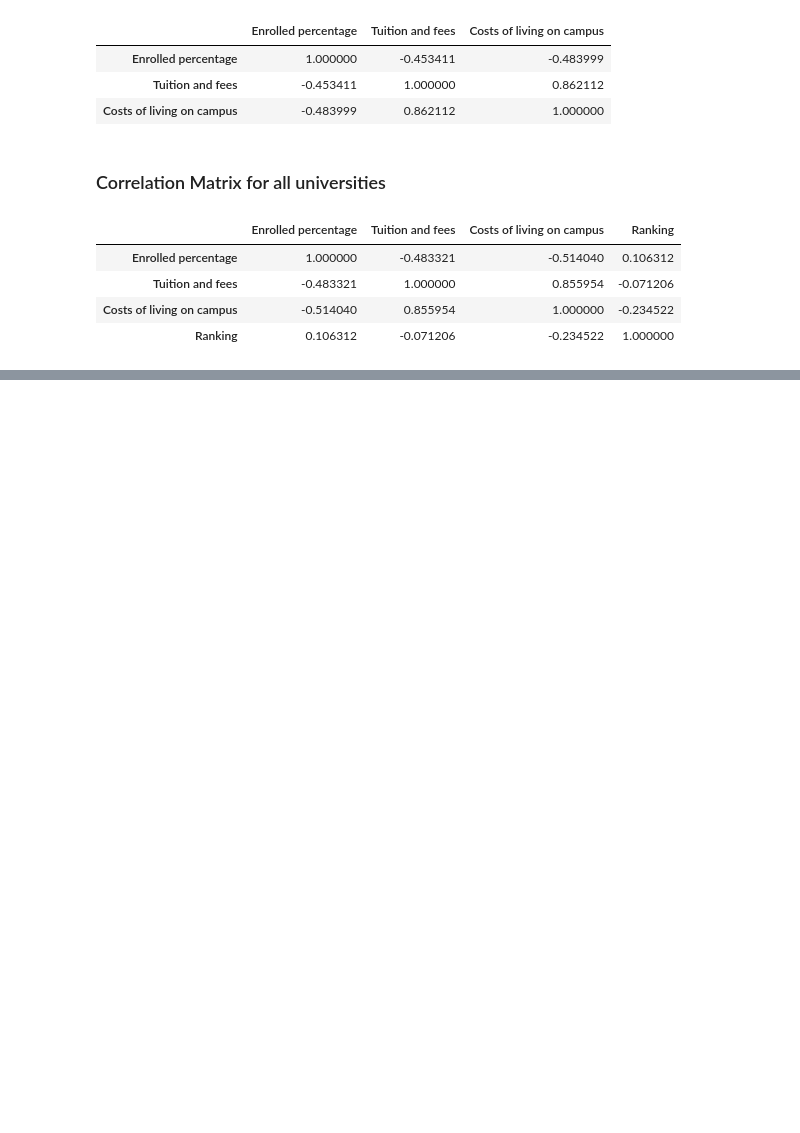
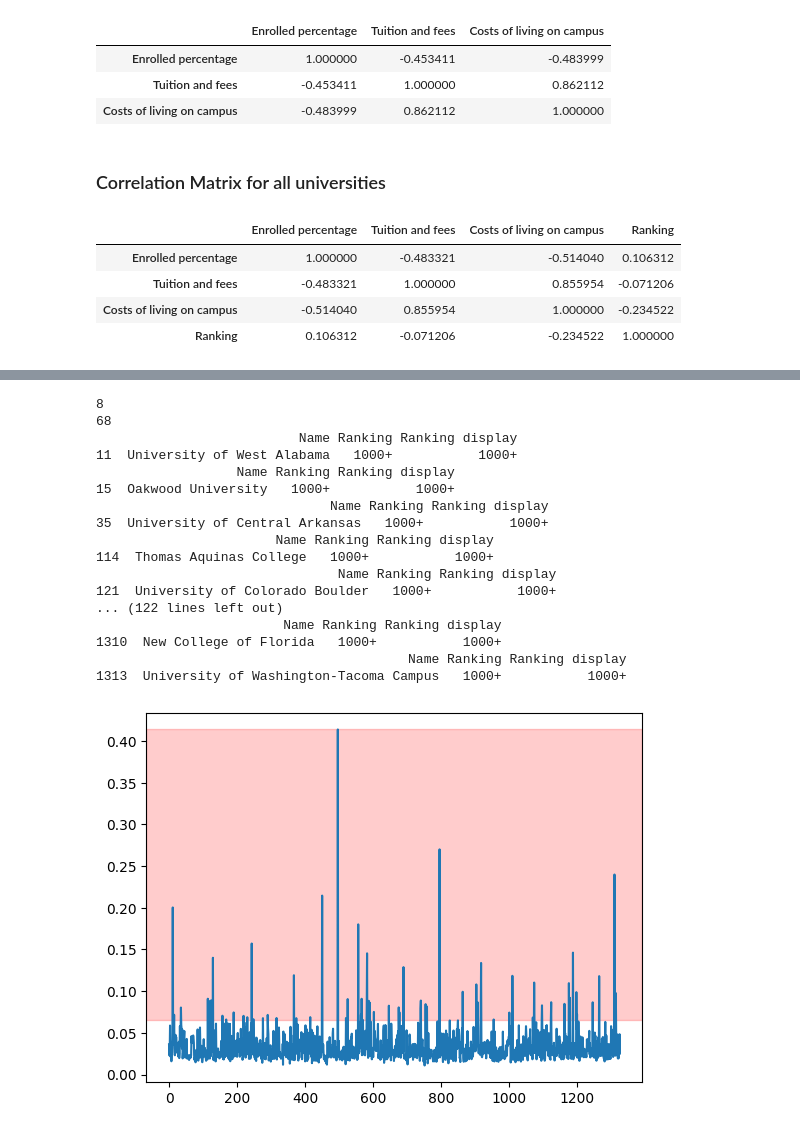
Before and after one commit to m-orlewski/american-universities-eda, a Jupyter notebook: Projekt.ipynb, the cells around one changed output, grey strips where cells are left out. Saved outputs shown, nothing was run; the diff lists cells and outputs as text; code cells hidden in the pictures; blank space fills up the shorter version.

Commit message:
knn anomaly detection

```diff
--- a/Projekt.ipynb
+++ b/Projekt.ipynb
@@ -85,0 +93,6 @@ corrMatrixAllUniWithRank.style.background_gradient(cmap='coolwarm')
+# %%
+anomalyDetectionDf = df.drop(columns=['Name', 'Ranking', 'Ranking display'])
+print(anomalyDetectionDf.shape)
+scaler = MinMaxScaler()
+normalizedData = scaler.fit_transform(anomalyDetectionDf)
+normalizedData
@@ -85,0 +108,43 @@ corrMatrixAllUniWithRank.style.background_gradient(cmap='coolwarm')
+# %%
+threshold = 0.065
+n_neighbors = math.ceil(math.log(anomalyDetectionDf.shape[0]))
+
+print(n_neighbors)
+
+neigh = NearestNeighbors(n_neighbors=n_neighbors)
+neigh.fit(normalizedData)
+
+distances, indices = neigh.kneighbors(normalizedData)
+anomalyDetectionDf['distance'] = distances.mean(axis=1)
+anomalyDetectionDf.head()
+
+ax = plt.subplot()
+ax.plot(anomalyDetectionDf['distance'])
+ax.axhspan(threshold, max(anomalyDetectionDf['distance']), alpha=0.2, color='red')
+
+outliersDf = anomalyDetectionDf[anomalyDetectionDf['distance'] > threshold]
+outliersIndices = outliersDf.index.tolist()
+print(len(outliersIndices)) # powinno wyjść ok. 1% (13) / 5% (66) / 10% (130)
+
+for index in outliersIndices:
+    row = df[df.index == index]
+    print(row[['Name', 'Ranking', 'Ranking display']])
+# %% [output]
+8
+68
+                          Name Ranking Ranking display
+11  University of West Alabama   1000+           1000+
+                  Name Ranking Ranking display
+15  Oakwood University   1000+           1000+
+                              Name Ranking Ranking display
+35  University of Central Arkansas   1000+           1000+
+                       Name Ranking Ranking display
+114  Thomas Aquinas College   1000+           1000+
+                               Name Ranking Ranking display
+121  University of Colorado Boulder   1000+           1000+
+... (122 lines left out)
+                        Name Ranking Ranking display
+1310  New College of Florida   1000+           1000+
+                                        Name Ranking Ranking display
+1313  University of Washington-Tacoma Campus   1000+           1000+
+[figure, added]
```
Also changed, not shown: parts of 3 cells of this notebook.
